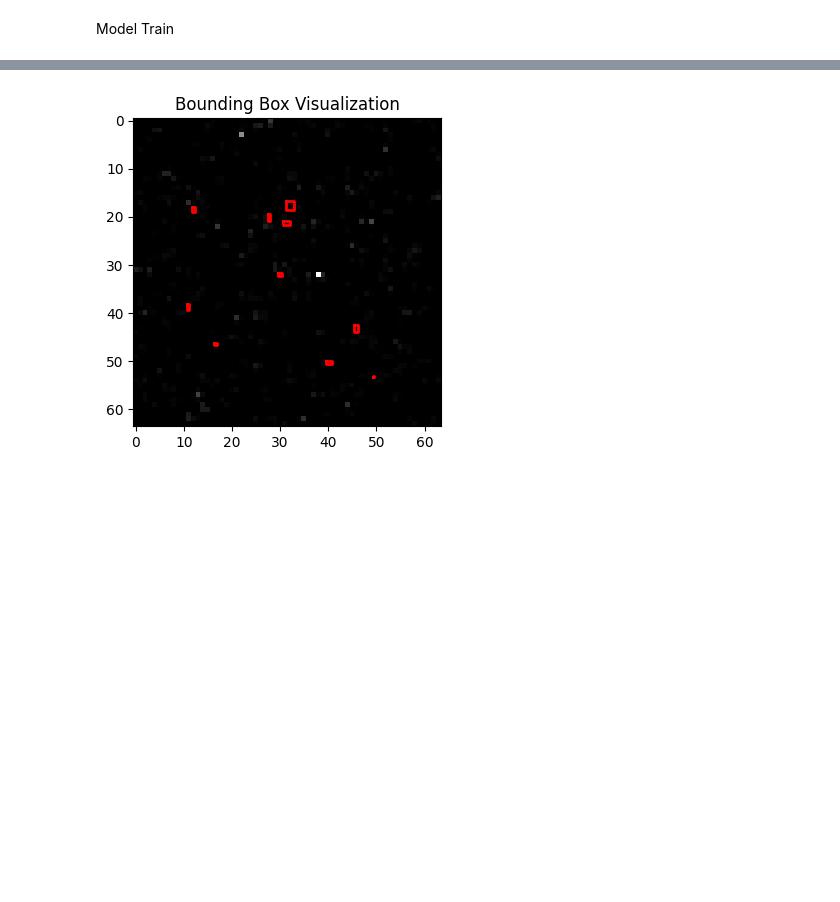
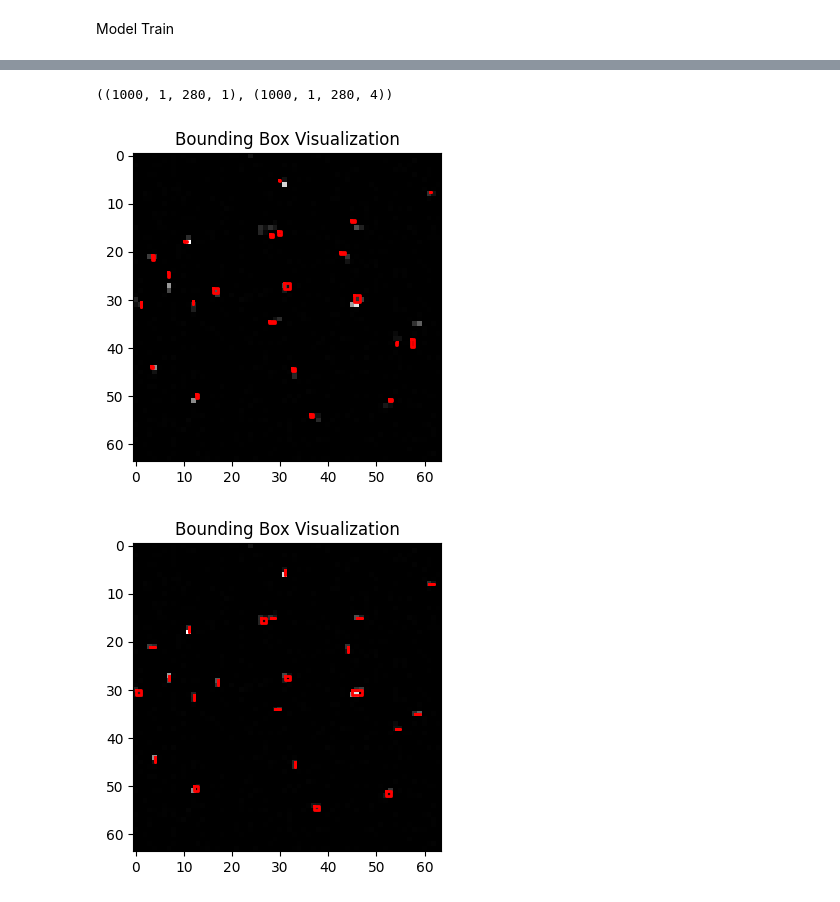
Before and after one commit to DerrickAppiahOsei/ObjectDetection, a Jupyter notebook: M8 bounding box regression.ipynb, the cells around one changed output, grey strips where cells are left out. Cells and saved outputs as stored; diff of their text form; code cells hidden in the pictures; blank space fills up the shorter version.

```diff
--- a/M8 bounding box regression.ipynb
+++ b/M8 bounding box regression.ipynb
@@ -148,7 +122,9 @@ oaded_model = tf.keras.models.load_model('model5zeroes18000epochs.h5')
+# %%
+loaded_model = tf.keras.models.load_model("/home/m3-learning/Documents/Research Data/Derrick's Object Detection/Models/M11overfittedmodel3variant.h5")
 # %%
 dataset = tf.data.Dataset.from_tensor_slices((images_np,{'x_prob_reshape':probabilities,'x_boxes_reshape':boxes_np}))
-dataset = dataset.batch(2000)
+dataset = dataset.batch(1000)
 #dataset = dataset.shuffle(buffer_size=1000, reshuffle_each_iteration=True)
 inputs,targets = next(iter(dataset))
-output = model.predict(inputs)
+output = loaded_model.predict(inputs)
 # %% [output]
@@ -174,3 +242,7 @@ MSE Loss: 0.7569614585563215
+# %%
+output[0].shape,output[1].shape
+# %% [output]
+((1000, 1, 280, 1), (1000, 1, 280, 4))
 # %%
 def visualize_bounding_boxes(image, probability_vector, bounding_box_coordinates, threshold=0.9):
     """
@@ -197,32 +269,33 @@ def visualize_bounding_boxes(image, probability_vector, bounding_box_coordinates
     plt.imshow(denormalized_image, cmap='gray')
     plt.title("Bounding Box Visualization")
 
     # Plot bounding boxes based on probability threshold
     for i in range(len(prob_vector_np)):
         prob = prob_vector_np[i]
         bbox = bbox_coordinates_np[i]
         if prob > threshold:
             # Denormalize bounding box coordinates if necessary
             denormalized_bbox = bbox  # Modify if normalization was applied during training
             y1, x1, y2, x2 = denormalized_bbox
             plt.plot([x1, x2, x2, x1, x1],[y1, y1, y2, y2, y1],
 
                      color='r', linewidth=2, label='Bounding Box')
 
 
 
 
 
 
 
 
 
     plt.show()
 
 t = np.random.randint(0,1100)
 
 
 visualize_bounding_boxes(tf.convert_to_tensor(inputs[t]), probabilities.numpy()[t].squeeze(), tf.convert_to_tensor(output[1][t,0,:,:])*[64,64,64,64]) ##myprediction
-#visualize_bounding_boxes(tf.convert_to_tensor(image_normalized[t]), probabilities.numpy()[t].squeeze(), tf.convert_to_tensor(boxes_np[t,0,:,:])*[64,64,64,64]) ##myprediction
+visualize_bounding_boxes(tf.convert_to_tensor(image_normalized[t]), probabilities.numpy()[t].squeeze(), tf.convert_to_tensor(boxes_np[t,0,:,:])*[64,64,64,64]) ##myprediction
 # %% [output]
-[figure, old version]
+[figure, new version]
+[figure, added]
```
Also changed, not shown: parts of 8 cells of this notebook, 26 other files.
